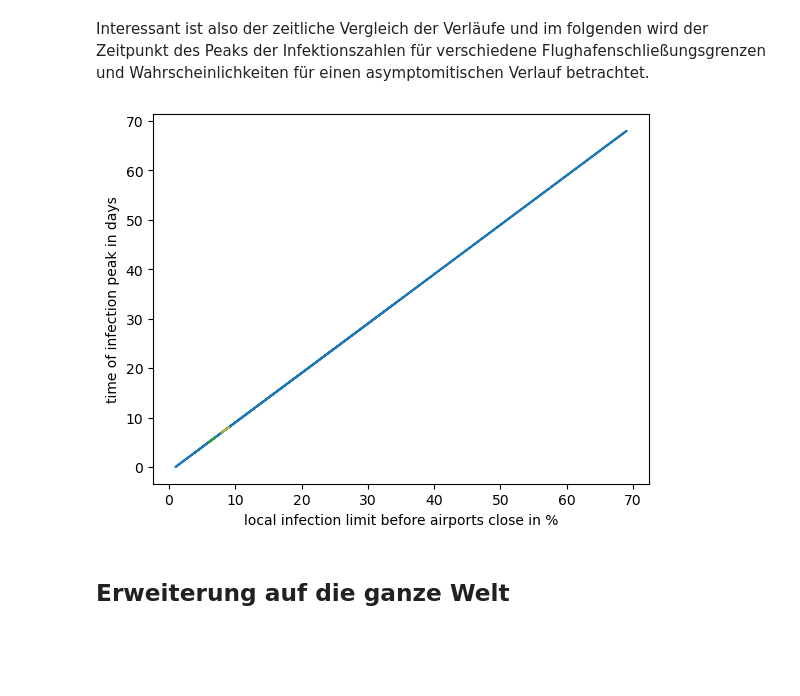
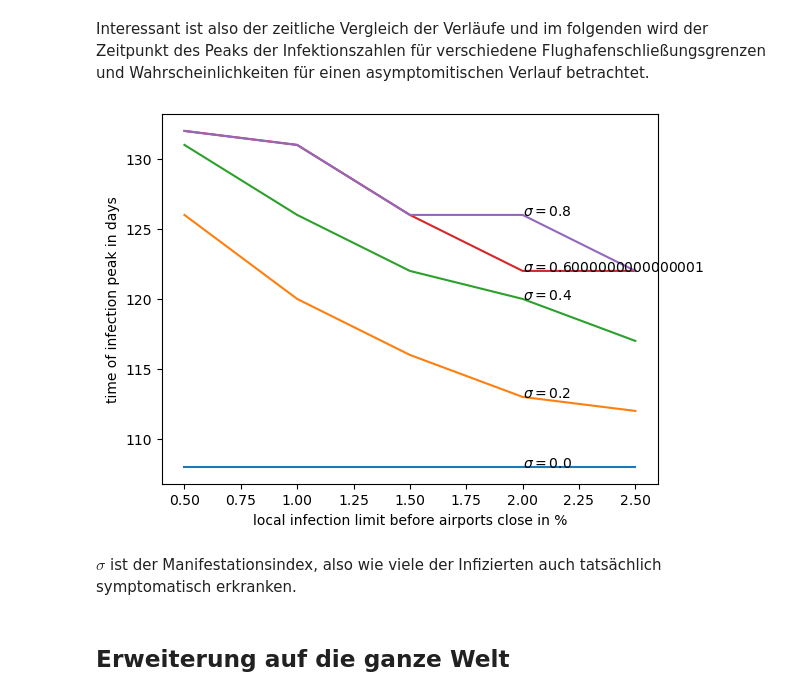
Before and after one commit to LoloSpirit/PlagueInc, a Jupyter notebook: Ausarbeitung_Projekt.ipynb, the cells around one changed output. Saved outputs shown, nothing was run; the diff lists cells and outputs as text; code cells hidden in the pictures; blank space fills up the shorter version.

```diff
--- a/Ausarbeitung_Projekt.ipynb
+++ b/Ausarbeitung_Projekt.ipynb
@@ -1254,7 +1251,7 @@ for b in r:
     city.infect_percent(.1)
 
     t, SZIDR_values = combined_simulation_exp(b, gamma, lambda_0, kappa, mu, 0.01, 0.01, 0.01, 0.01, days)
-    deaths.append(total_deaths(SZIDR_values) / total_population)
+    deaths.append(total_deaths(SZIDR_values) / total_population * 100)
     betas.append(b)
 
 plt.plot(betas, deaths, c='black')
@@ -1271,21 +1268,21 @@ Nun wird auch die Lethalitätsrate untersucht.
 # %%
 deaths = []
 mus = []
-beta = 0.08
+beta = 0.8
 gamma = 0.07
 lambda_0 = 1/90
 kappa = 1/5
 days = 100
 total_population = sum(c.population for c in cities_exp.values())
 
-r = np.arange(0, 1, 0.05)
+r = np.arange(0, 1, 0.1)
 for mu in r:
     cure_humanity_exp()
     city = cities_exp['BRE']
     city.infect_percent(.1)
 
     t, SZIDR_values = combined_simulation_exp(beta, gamma, lambda_0, kappa, mu, 0.01, 0.01, 0.01, 0.01, days)
-    deaths.append(total_deaths(SZIDR_values) / total_population)
+    deaths.append(total_deaths(SZIDR_values) / total_population * 100)
     mus.append(mu)
 
 plt.plot(mus, deaths, c='black')
@@ -1502,14 +1507,14 @@ city = cities_exp['LIS']
 city.infect_percent(.1)
 days = 360
 gamma = 0.1
-t, SZIDR_values = combined_simulation_exp(0.3, gamma, 1/90, 1/5, .02, 0.04, 0.04, 0.01, 0.04, days)
+t, SZIDR_values = combined_simulation_exp(0.3, gamma, 1/90, 1/5, .02, 0.01, 0.01, 0.01, 0.01, days)
 S, Z, I, D, R = zip(*SZIDR_values['FRA'])
 plot_SIR(f"Frankfurt without restrictions", t, S, I, R, Z, D)
 
 cure_humanity_exp()
 city = cities_exp['LIS']
 city.infect_percent(.1)
-t, SZAIDRC_values = combined_simulation_exp_restrictions(0.3, gamma, 1/90, 1/5, .02, 1, 0.07, 0.04, 0.04, 0.04, 0.01, 0.04, days, .05, .02)
+t, SZAIDRC_values = combined_simulation_exp_restrictions(0.3, gamma, 1/90, 1/5, .02, 1, 0.07, 0.01, 0.01, 0.01, 0.01, 0.01, days, .05, .02)
 S, Z, A, I, D, R, Closed = zip(*SZAIDRC_values['FRA'])
 plot_SIR(f"Frankfurt with travel restrictions", t, S, I, R, Z, D, a=A, open=0.05 * city.population, close=0.1 * city.population)
 plt.close()
@@ -1529,33 +1534,37 @@ Beim Vergleich fällt auf, dass die Flughafenschließungen nicht sehr effektiv s
 Interessant ist also der zeitliche Vergleich der Verläufe und im folgenden wird der Zeitpunkt des Peaks der Infektionszahlen für verschiedene Flughafenschließungsgrenzen und Wahrscheinlichkeiten für einen asymptomitischen Verlauf betrachtet.
 # %%
 cure_humanity_exp()
-days = 140
+days = 150
 
-for sigma in np.arange(0, .9, .1):
+for sigma in np.arange(0, .9, .2):
     infection_peaks = []
     close_percent = []
     for x in np.arange(0.005, 0.03, 0.005):
+        cure_humanity_exp()
         city = cities_exp['KIV']
         city.infect_percent(.1)
-        t, SZAIDRC_values = combined_simulation_exp_restrictions(0.3, gamma, 1/90, 1/5, .02, 1, 0.07, 0.04, 0.04, 0.04, 0.01, 0.04, days, x, x/2)
+        t, SZAIDRC_values = combined_simulation_exp_restrictions(0.3, gamma, 1/90, 1/5, .02, sigma, 0.07, 0.01, 0.01, 0.01, 0.01, 0.01, days, x, x/2)
         global_i_values = []
         # build sum over all values from each city for each timestep
-        for x in range(len(t)):
+        for d in range(len(t)):
             sum_i = 0
             for i, v in enumerate(SZAIDRC_values.values()):
-                sum_i += v[x][3]
-            if len(global_i_values) > 0 and sum_i < global_i_values[-1]:
-                break
+                sum_i += v[d][3]
+                sum_i += v[d][2]
             global_i_values.append(sum_i)
-        close_percent.append(x)
+
+        close_percent.append(x * 100)
         infection_peaks.append(global_i_values.index(max(global_i_values)))
 
     plt.plot(close_percent, infection_peaks)
+    plt.annotate(fr'$\sigma = {round(sigma, 2)}$', xy=[2, infection_peaks[3] + 5])
 plt.xlabel('local infection limit before airports close in %')
 plt.ylabel('time of infection peak in days')
 plt.show()
 # %% [output]
-[figure, old version]
+[figure, new version]
+# %% [markdown]
+$\sigma$ ist der Manifestationsindex, also wie viele der Infizierten auch tatsächlich symptomatisch erkranken.
 # %% [markdown]
 ## Erweiterung auf die ganze Welt
 # %% [markdown]
```
Also changed, not shown: parts of 6 cells of this notebook, 1 other file.
